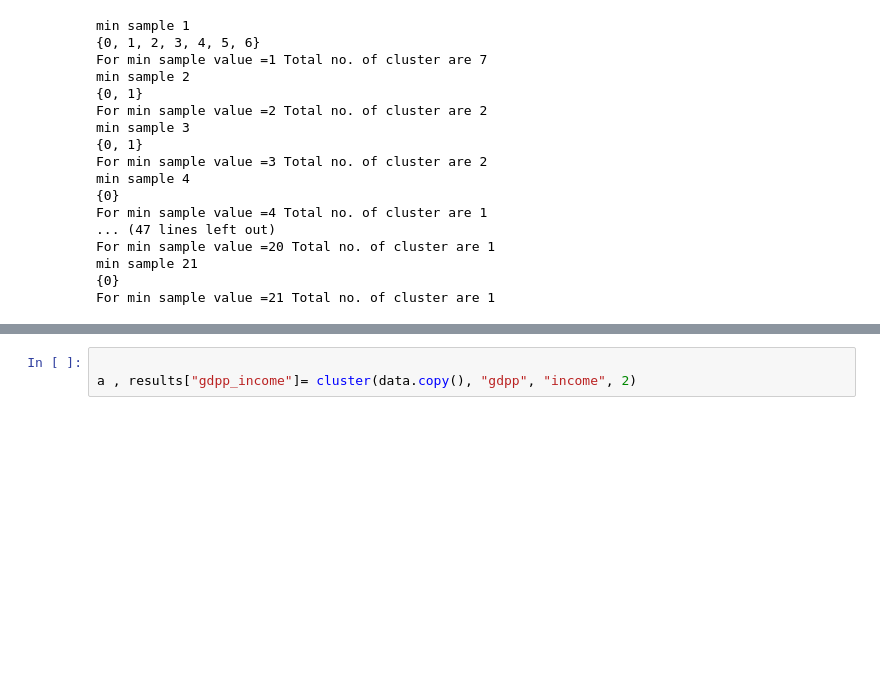
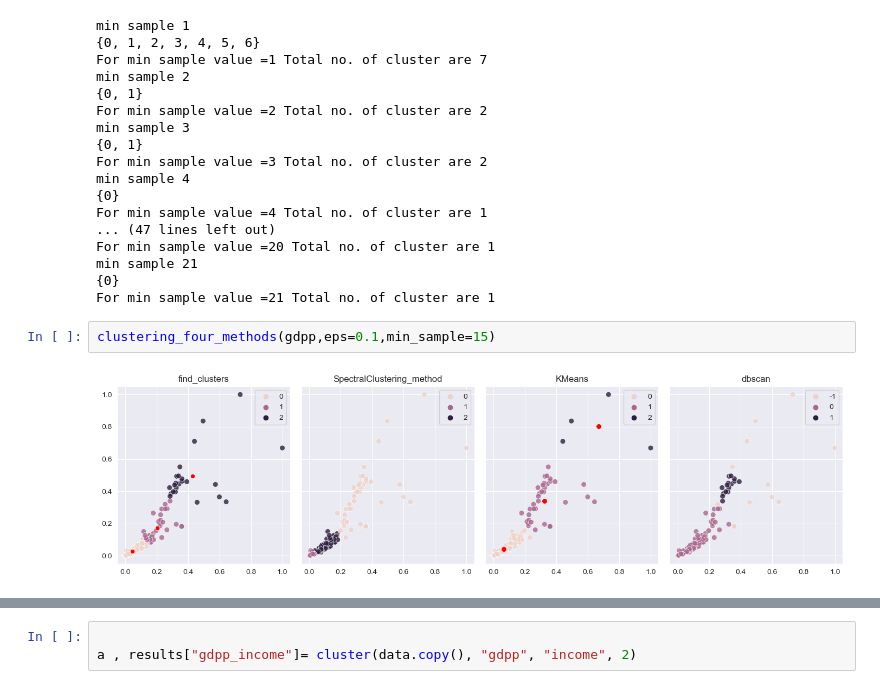
Before and after one commit to Spirit-Hat/DSML, a Jupyter notebook: Lab4/Lab4Final.ipynb, the cells around one changed output, grey strips where cells are left out. Saved outputs shown, nothing was run; the diff lists cells and outputs as text; blank space fills up the shorter version.

```diff
--- a/Lab4/Lab4Final.ipynb
+++ b/Lab4/Lab4Final.ipynb
@@ -320,6 +320,10 @@ For min sample value =20 Total no. of cluster are 1
 min sample 21
 {0}
 For min sample value =21 Total no. of cluster are 1
+# %%
+clustering_four_methods(gdpp,eps=0.1,min_sample=15)
+# %% [output]
+[figure, added]
 # %%
 
 results = pd.DataFrame(data.country, columns=["country"])
```
Also changed, not shown: parts of 3 cells of this notebook, 1 other file.
